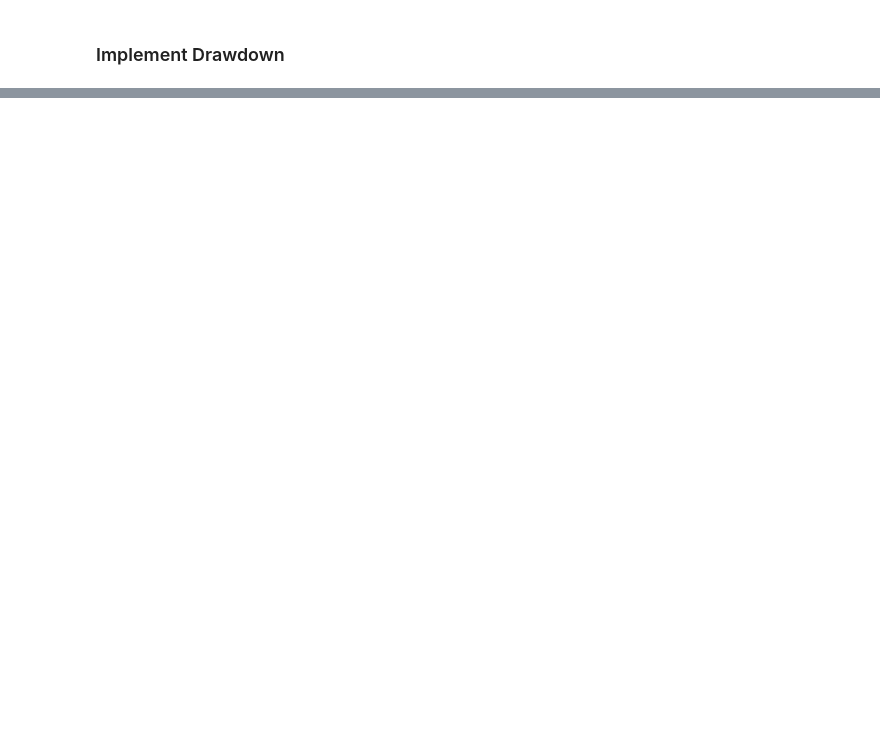
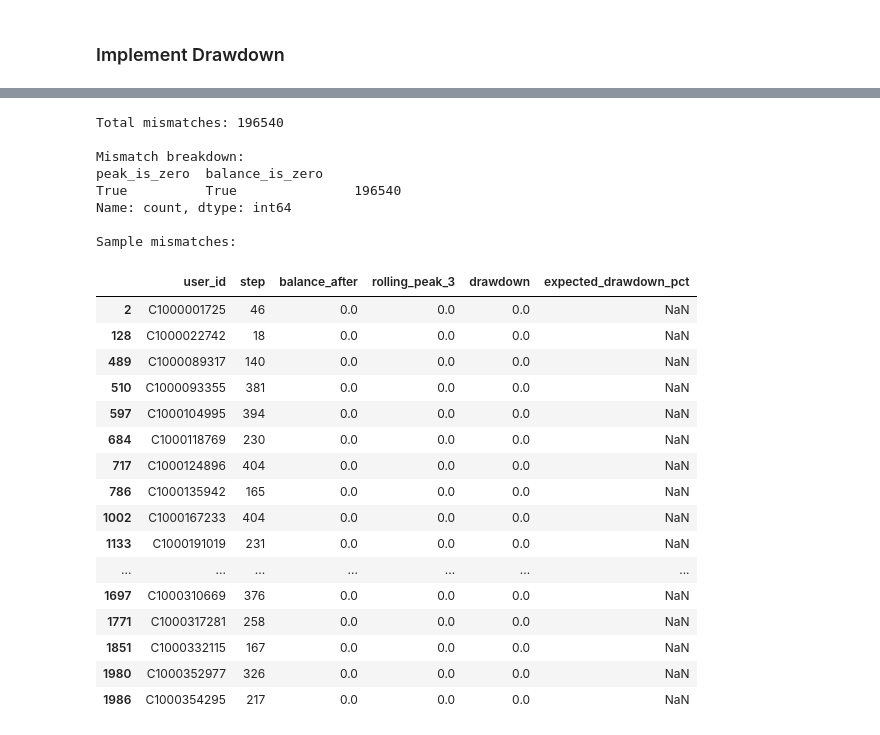
Before and after one commit to saidattaputta/Fintech-System-Level-Risk-Monitoring-Forecasting-Framework, a Jupyter notebook: 01_system_risk_signal_engineering.ipynb, the cells around one changed output, grey strips where cells are left out. Cells and saved outputs as stored; diff of their text form; code cells hidden in the pictures; blank space fills up the shorter version.

```diff
--- a/01_system_risk_signal_engineering.ipynb
+++ b/01_system_risk_signal_engineering.ipynb
@@ -551,0 +1101,62 @@ os.listdir('/kaggle/working')
+# %%
+# Investigate the mismatches
+
+mismatch_mask = ~np.isclose(
+    dev_df["drawdown"],
+    dev_df["expected_drawdown_pct"],
+    equal_nan=True
+)
+
+print("Total mismatches:", mismatch_mask.sum())
+
+print("\nMismatch breakdown:")
+print(
+    dev_df.loc[mismatch_mask]
+    .assign(
+        peak_is_zero=lambda x: x["rolling_peak_3"] == 0,
+        balance_is_zero=lambda x: x["balance_after"] == 0
+    )[["rolling_peak_3", "balance_after", "drawdown",
+       "expected_drawdown_pct", "peak_is_zero", "balance_is_zero"]]
+    .value_counts(["peak_is_zero", "balance_is_zero"])
+)
+
+print("\nSample mismatches:")
+display(
+    dev_df.loc[
+        mismatch_mask,
+        [
+            "user_id",
+            "step",
+            "balance_after",
+            "rolling_peak_3",
+            "drawdown",
+            "expected_drawdown_pct"
+        ]
+    ].head(20)
+)
+# %% [output]
+Total mismatches: 196540
+
+Mismatch breakdown:
+peak_is_zero  balance_is_zero
+True          True               196540
+Name: count, dtype: int64
+
+Sample mismatches:
+|  | user_id | step | balance_after | rolling_peak_3 | drawdown | expected_drawdown_pct |
+| 2 | C1000001725 | 46 | 0.0 | 0.0 | 0.0 | NaN |
+| 128 | C1000022742 | 18 | 0.0 | 0.0 | 0.0 | NaN |
+| 489 | C1000089317 | 140 | 0.0 | 0.0 | 0.0 | NaN |
+| 510 | C1000093355 | 381 | 0.0 | 0.0 | 0.0 | NaN |
+| 597 | C1000104995 | 394 | 0.0 | 0.0 | 0.0 | NaN |
+| 684 | C1000118769 | 230 | 0.0 | 0.0 | 0.0 | NaN |
+| 717 | C1000124896 | 404 | 0.0 | 0.0 | 0.0 | NaN |
+| 786 | C1000135942 | 165 | 0.0 | 0.0 | 0.0 | NaN |
+| 1002 | C1000167233 | 404 | 0.0 | 0.0 | 0.0 | NaN |
+| 1133 | C1000191019 | 231 | 0.0 | 0.0 | 0.0 | NaN |
+| ... | ... | ... | ... | ... | ... | ... |
+| 1697 | C1000310669 | 376 | 0.0 | 0.0 | 0.0 | NaN |
+| 1771 | C1000317281 | 258 | 0.0 | 0.0 | 0.0 | NaN |
+| 1851 | C1000332115 | 167 | 0.0 | 0.0 | 0.0 | NaN |
+| 1980 | C1000352977 | 326 | 0.0 | 0.0 | 0.0 | NaN |
+| 1986 | C1000354295 | 217 | 0.0 | 0.0 | 0.0 | NaN |
```
Also changed, not shown: parts of 41 cells of this notebook, 1 other file.
